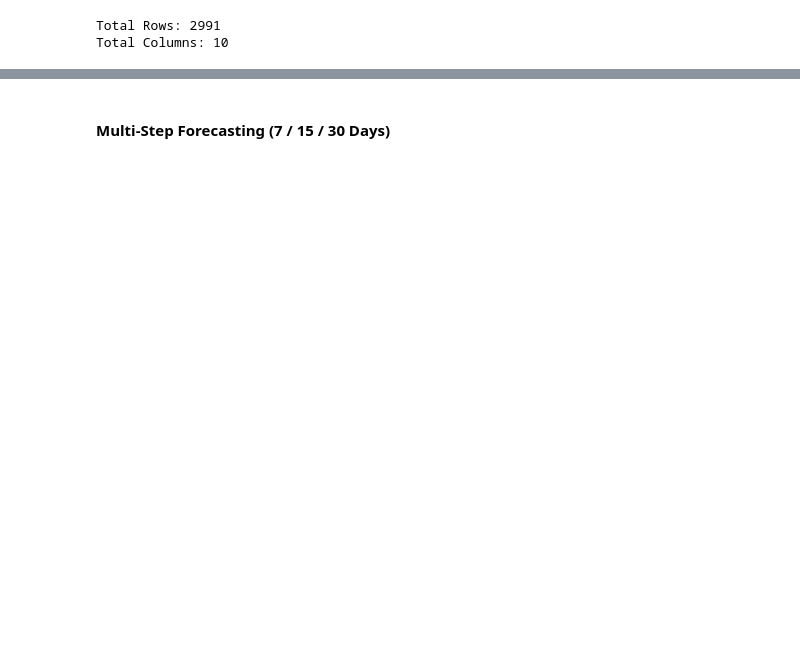
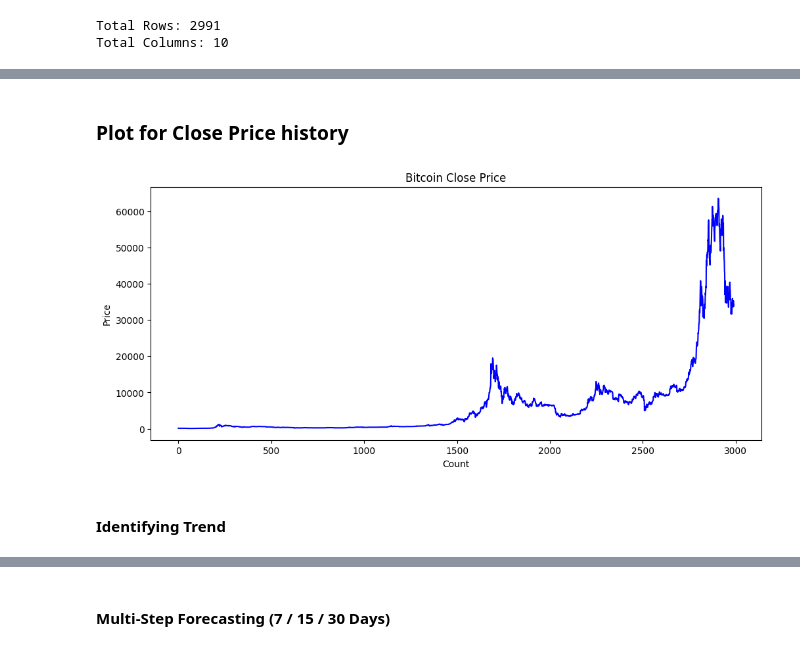
Before and after one commit to naresh5422/crypto-forecasting-project, a Jupyter notebook: notebooks/cryptocurrency_price_forecasting.ipynb, the cells around one changed output, grey strips where cells are left out. Drawn from its saved outputs; the diff is of its cells as text; code cells hidden in the pictures; blank space fills up the shorter version.

```diff
--- a/notebooks/cryptocurrency_price_forecasting.ipynb
+++ b/notebooks/cryptocurrency_price_forecasting.ipynb
@@ -117,5 +106,0 @@ df.head()
-# %%
-df['Date'] = pd.to_datetime(df['Date'])
-data = df.sort_values('Date')
-data.set_index('Date', inplace=True)
-data.head()
@@ -172,12 +126,0 @@ plt.show()
-# %%
-df['MA_7'] = df['Close'].rolling(7).mean()
-df['MA_14'] = df['Close'].rolling(14).mean()
-df['MA_30'] = df['Close'].rolling(30).mean()
-
-plt.figure(figsize=(12,5))
-plt.plot(df['Close'], alpha=0.5)
-plt.plot(df['MA_7'])
-plt.plot(df['MA_14'])
-plt.plot(df['MA_30'])
-plt.legend()
-plt.show()
@@ -187,9 +126,0 @@ No artists with labels found to put in legend.  Note that artists whose label st
-# %%
-for lag in range(1, 31):
-    df[f'lag_{lag}'] = df['Close'].shift(lag)
-# %%
-df['vol_7'] = df['Close'].rolling(7).std()
-df['vol_14'] = df['Close'].rolling(14).std()
-df['vol_30'] = df['Close'].rolling(30).std()
-
-df.dropna(inplace=True)
@@ -406,0 +127,13 @@ results_df
+# %% [markdown]
+### Plot for Close Price history
+# %%
+plt.figure(figsize=(12,5))
+plt.plot(df['Close'], color='blue')
+plt.title("Bitcoin Close Price")
+plt.xlabel("Count")
+plt.ylabel("Price")
+plt.show()
+# %% [output]
+[figure, added]
+# %% [markdown]
+#### Identifying Trend
```
Also changed, not shown: parts of 200 cells of this notebook, 12 other files.
